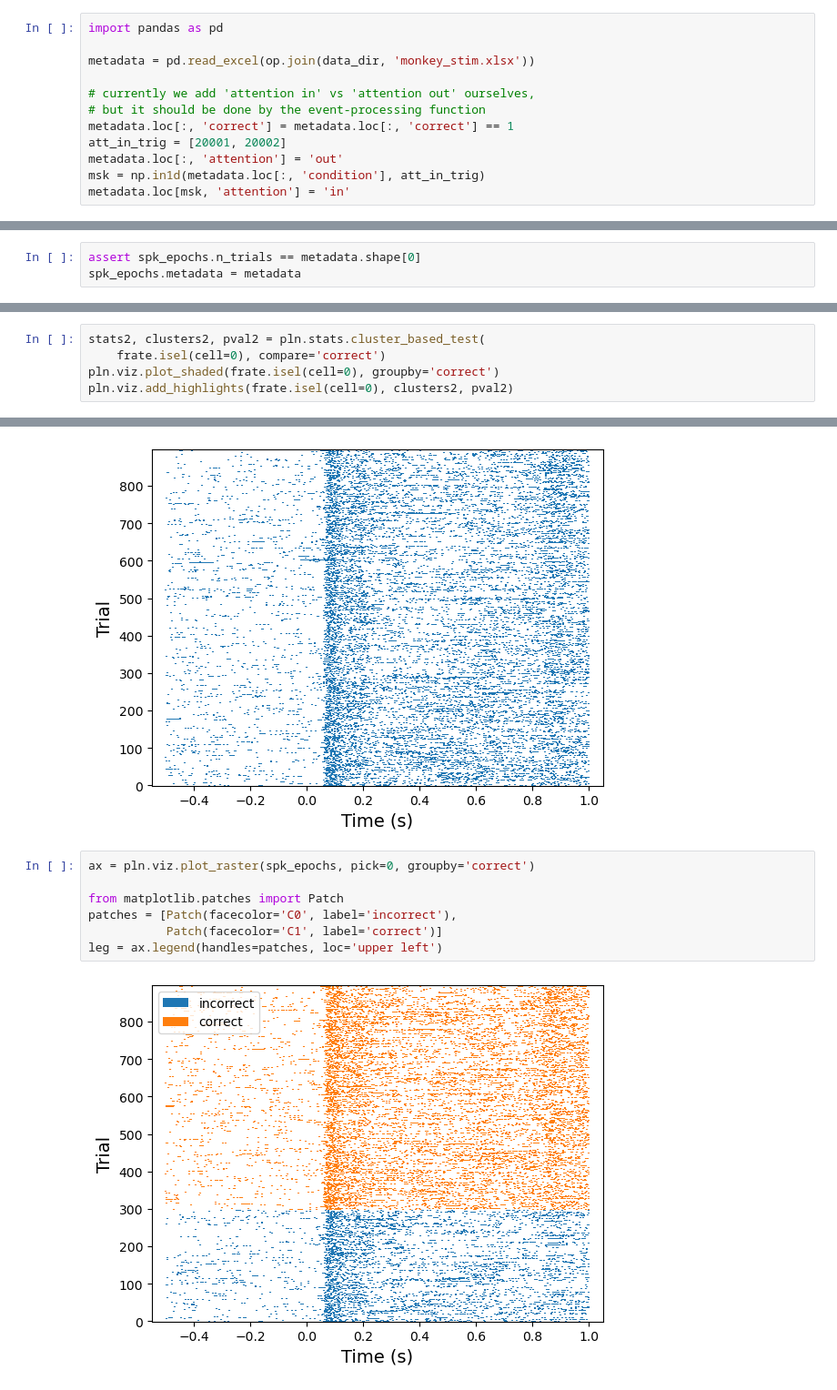
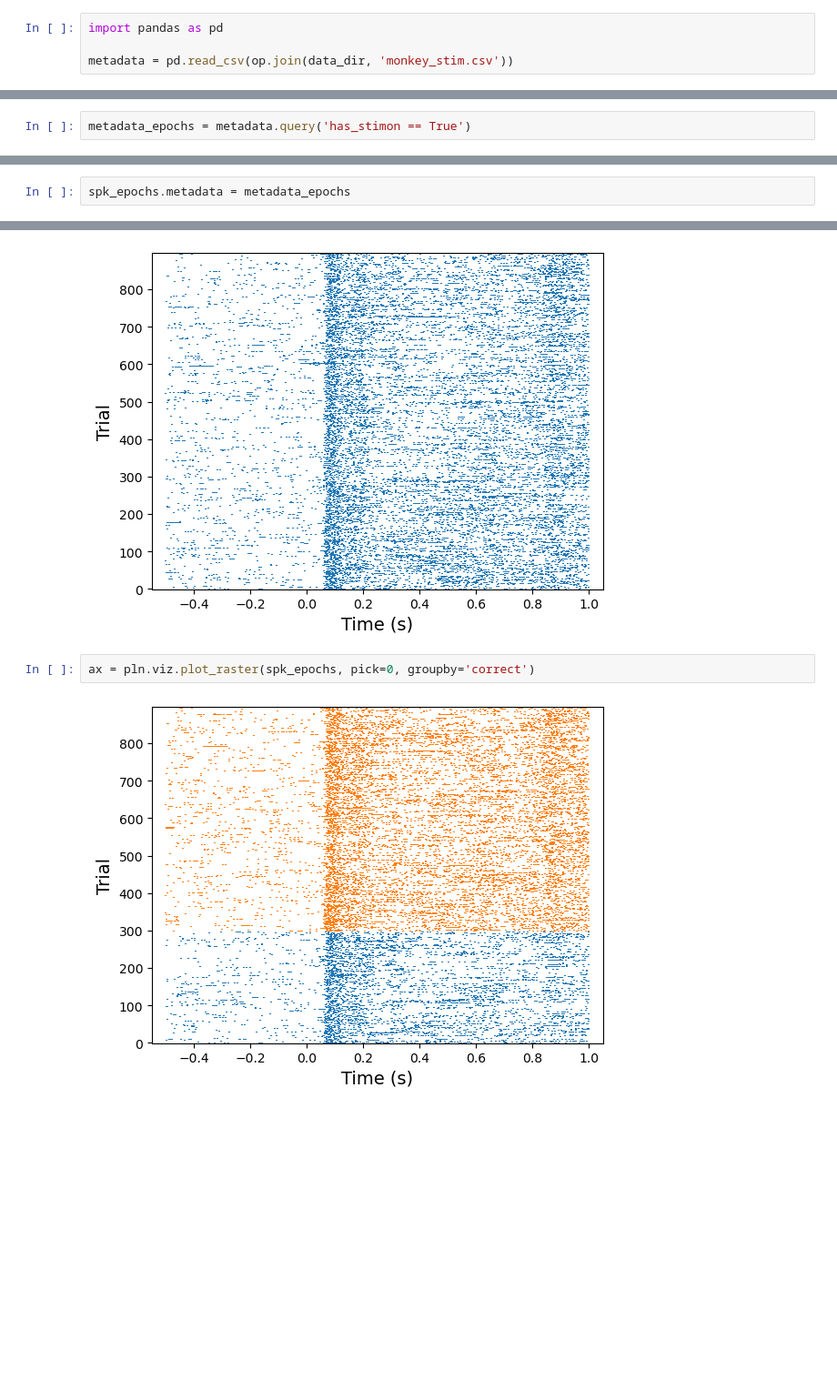
Before and after one commit to labianca/pylabianca, a Jupyter notebook: doc/fieldtrip_example.ipynb, the cells around one changed output, grey strips where cells are left out. Shown at 91% size. Cells and saved outputs as stored; diff of their text form; blank space fills up the shorter version.

```diff
--- a/doc/fieldtrip_example.ipynb
+++ b/doc/fieldtrip_example.ipynb
@@ -199,12 +150,4 @@ and attention out of RF is 20003, 20004
 # %%
 import pandas as pd
 
-metadata = pd.read_excel(op.join(data_dir, 'monkey_stim.xlsx'))
-
-# currently we add 'attention in' vs 'attention out' ourselves,
-# but it should be done by the event-processing function
-metadata.loc[:, 'correct'] = metadata.loc[:, 'correct'] == 1
-att_in_trig = [20001, 20002]
-metadata.loc[:, 'attention'] = 'out'
-msk = np.in1d(metadata.loc[:, 'condition'], att_in_trig)
-metadata.loc[msk, 'attention'] = 'in'
+metadata = pd.read_csv(op.join(data_dir, 'monkey_stim.csv'))
@@ -210,0 +164,2 @@ metadata.loc[msk, 'attention'] = 'in'
+# %%
+metadata_epochs = metadata.query('has_stimon == True')
@@ -211,3 +168,2 @@ metadata.loc[msk, 'attention'] = 'in'
 # %%
-assert spk_epochs.n_trials == metadata.shape[0]
-spk_epochs.metadata = metadata
+spk_epochs.metadata = metadata_epochs
@@ -250,5 +209,0 @@ pln.viz.add_highlights(frate_correct.isel(cell=0), clusters, pval)
-# %%
-stats2, clusters2, pval2 = pln.stats.cluster_based_test(
-    frate.isel(cell=0), compare='correct')
-pln.viz.plot_shaded(frate.isel(cell=0), groupby='correct')
-pln.viz.add_highlights(frate.isel(cell=0), clusters2, pval2)
@@ -264,12 +217,7 @@ pln.viz.plot_raster(spk_epochs, pick=0)
 [figure]
 # %%
 ax = pln.viz.plot_raster(spk_epochs, pick=0, groupby='correct')
-
-from matplotlib.patches import Patch
-patches = [Patch(facecolor='C0', label='incorrect'),
-           Patch(facecolor='C1', label='correct')]
-leg = ax.legend(handles=patches, loc='upper left')
 # %% [output]
-[figure, old version]
+[figure, new version]
 # %% [markdown]
 ## Cross-correlations
```
Also changed, not shown: parts of 42 cells of this notebook.
